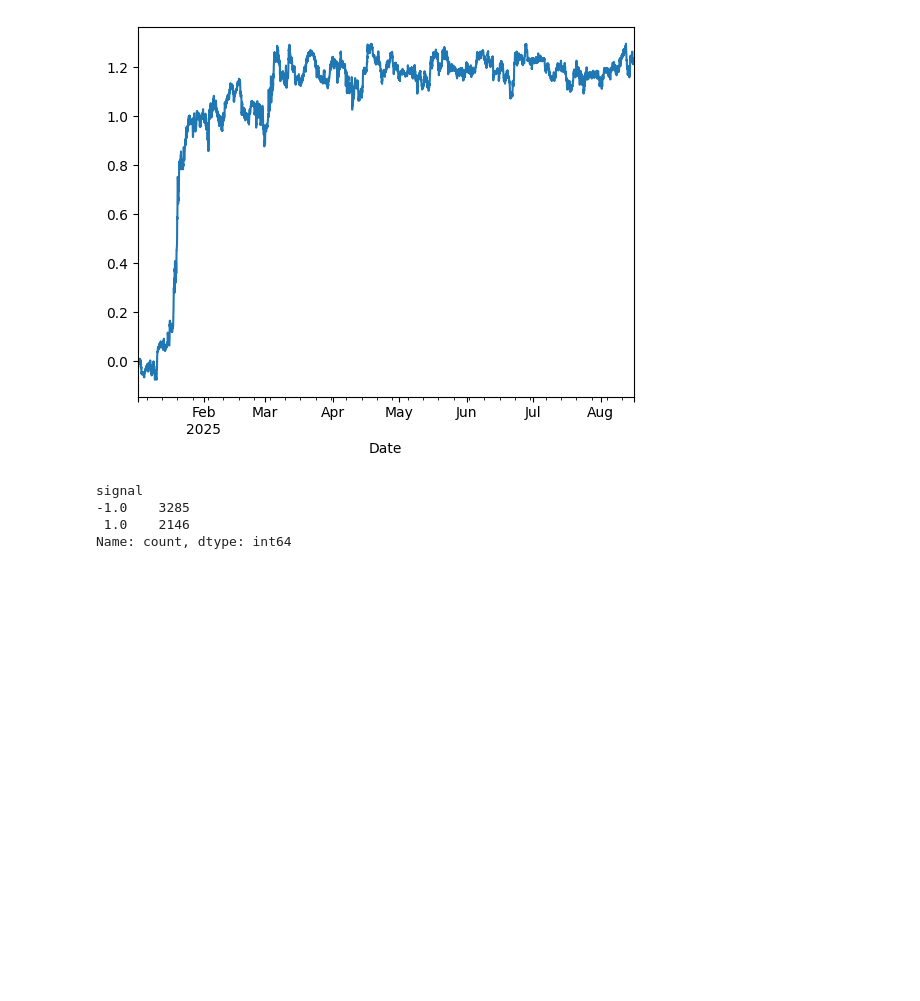
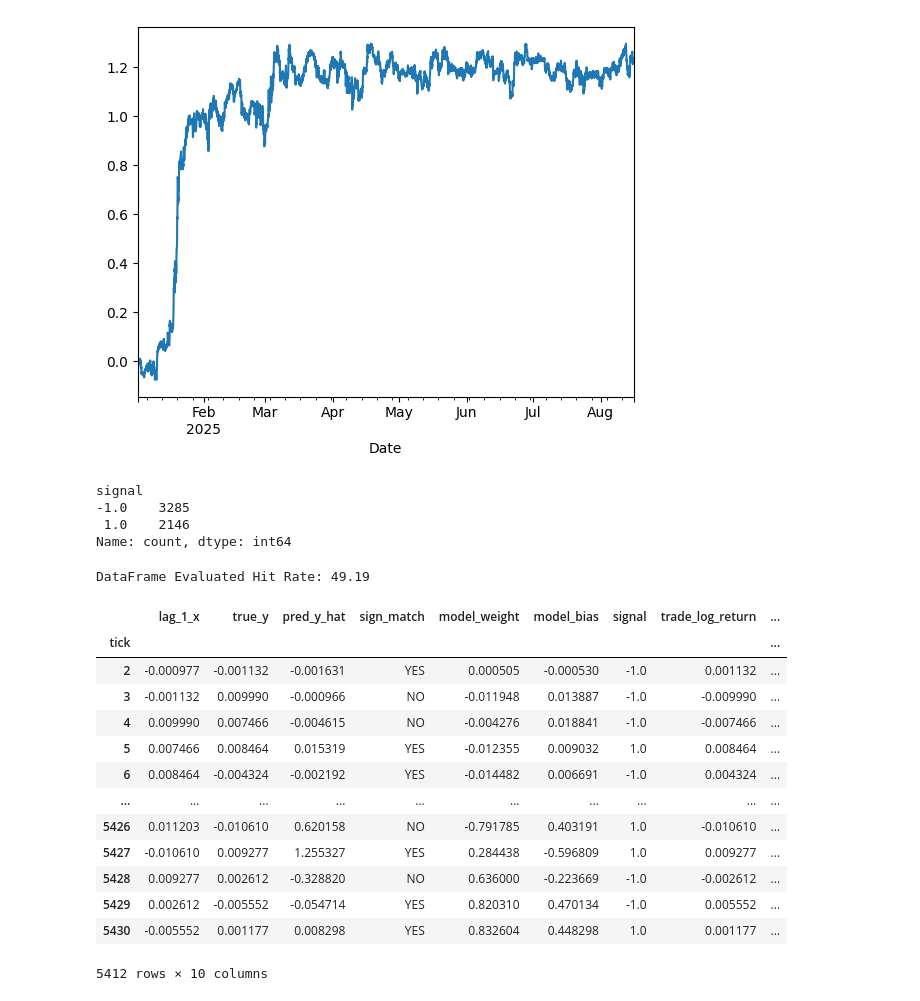
Before and after one commit to MRITUNJAYMADDHESHIYA/Research_Paper_Quant, a Jupyter notebook: 16_Regime_Change/main.ipynb, the cells around one changed output. Cells and saved outputs as stored; diff of their text form; code cells hidden in the pictures; blank space fills up the shorter version.

```diff
--- a/16_Regime_Change/main.ipynb
+++ b/16_Regime_Change/main.ipynb
@@ -210,31 +210,66 @@ for t in range(len(X_stream)):
     ## A. test step: predict before updating weights
     if t == 0:
         pred_y = 0.0
     else:
         pred_y = model.predict(x_t_scaled)[0]
 
     ### Evaluate direction accuracy
     if t>0 and y_t[0] != 0 and pred_y != 0:
         sign_match = "YES" if np.sign(y_t[0]) == np.sign(pred_y) else "NO"
     else:
         sign_match = "Warmup"
 
     ## B. train step: update weights dynamically via SGD single-sample steps
     model.partial_fit(x_t_scaled, y_t)
 
     ## Extract structural components safely from SGDRegressor
     current_weight = model.coef_[0]
     current_bias   = model.intercept_[0]
 
     ## calculate signal and if won or not in the tick
     signal = np.sign(pred_y)
     trade_log_return = signal * y_t[0]
 
     ### Record the complete state context at this tick
     if sign_match != "Warmup":
         records.append({
             'tick': t,
             'lag_1_x': x_t[0][0],
             'true_y': y_t[0],
+            'pred_y_hat': pred_y,
+            'sign_match': sign_match,
+            'model_weight': current_weight,
+            'model_bias': current_bias,
+            'signal': signal,
+            'trade_log_return': trade_log_return,
+            'is_win': np.sign(y_t[0]) == np.sign(pred_y)
+        })
 
-        })
+### Convert Records to Pandas DataFrame
+df_results = pd.DataFrame(records)
+df_results.set_index('tick', inplace=True)
+df_results['cum_trade_log_return'] = df_results['trade_log_return'].cumsum()
+
+### Calculate directional hit rate
+evaluated_mask = df_results['sign_match'].isin(['YES', 'NO'])
+if evaluated_mask.sum() > 0:
+    hit_rate = (df_results[evaluated_mask]['sign_match'] == 'YES').mean() * 100
+    print(f"\nDataFrame Evaluated Hit Rate: {hit_rate:.2f}")
+
+df_results
+# %% [output]
+DataFrame Evaluated Hit Rate: 49.19
+|  | lag_1_x | true_y | pred_y_hat | sign_match | model_weight | model_bias | signal | trade_log_return | ... |
+| tick |  |  |  |  |  |  |  |  | ... |
+| 2 | -0.000977 | -0.001132 | -0.001631 | YES | 0.000505 | -0.000530 | -1.0 | 0.001132 | ... |
+| 3 | -0.001132 | 0.009990 | -0.000966 | NO | -0.011948 | 0.013887 | -1.0 | -0.009990 | ... |
+| 4 | 0.009990 | 0.007466 | -0.004615 | NO | -0.004276 | 0.018841 | -1.0 | -0.007466 | ... |
+| 5 | 0.007466 | 0.008464 | 0.015319 | YES | -0.012355 | 0.009032 | 1.0 | 0.008464 | ... |
+| 6 | 0.008464 | -0.004324 | -0.002192 | YES | -0.014482 | 0.006691 | -1.0 | 0.004324 | ... |
+| ... | ... | ... | ... | ... | ... | ... | ... | ... | ... |
+| 5426 | 0.011203 | -0.010610 | 0.620158 | NO | -0.791785 | 0.403191 | 1.0 | -0.010610 | ... |
+| 5427 | -0.010610 | 0.009277 | 1.255327 | YES | 0.284438 | -0.596809 | 1.0 | 0.009277 | ... |
+| 5428 | 0.009277 | 0.002612 | -0.328820 | NO | 0.636000 | -0.223669 | -1.0 | -0.002612 | ... |
+| 5429 | 0.002612 | -0.005552 | -0.054714 | YES | 0.820310 | 0.470134 | -1.0 | 0.005552 | ... |
+| 5430 | -0.005552 | 0.001177 | 0.008298 | YES | 0.832604 | 0.448298 | 1.0 | 0.001177 | ... |
+5412 rows × 10 columns
```
Also changed, not shown: parts of 9 cells of this notebook, 1 other file.
